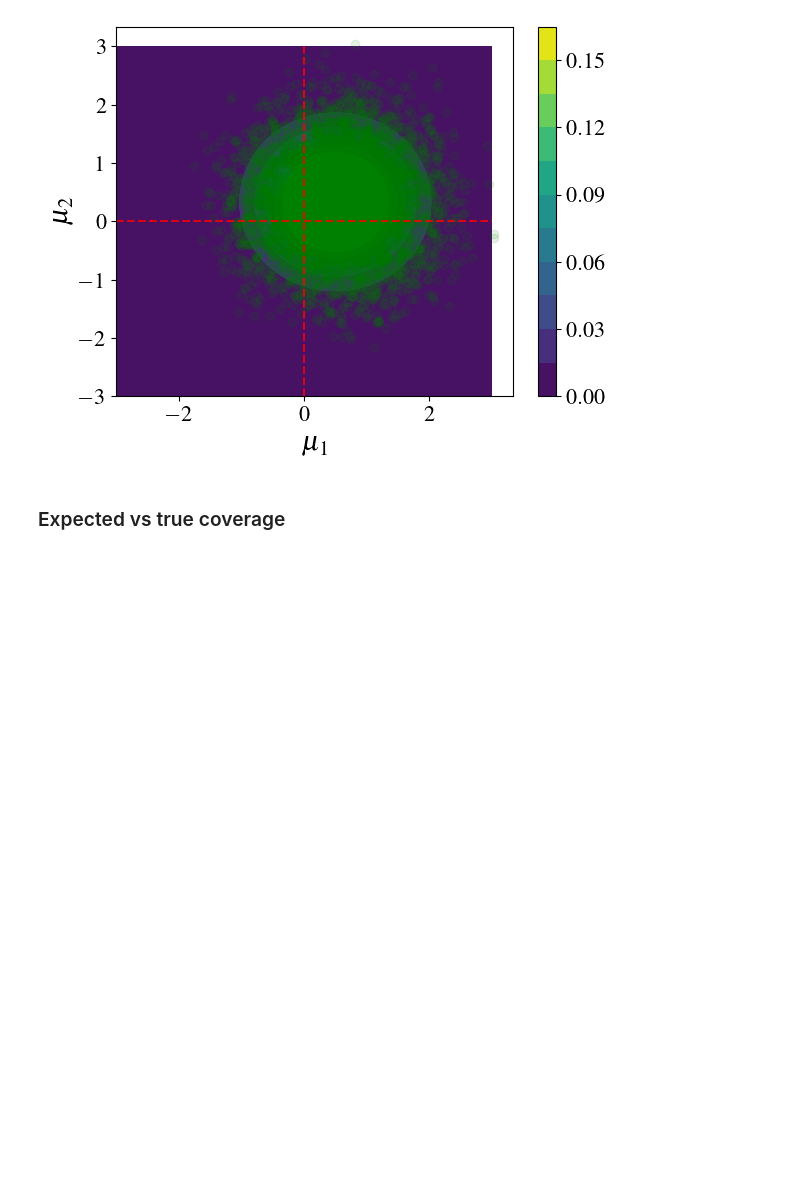
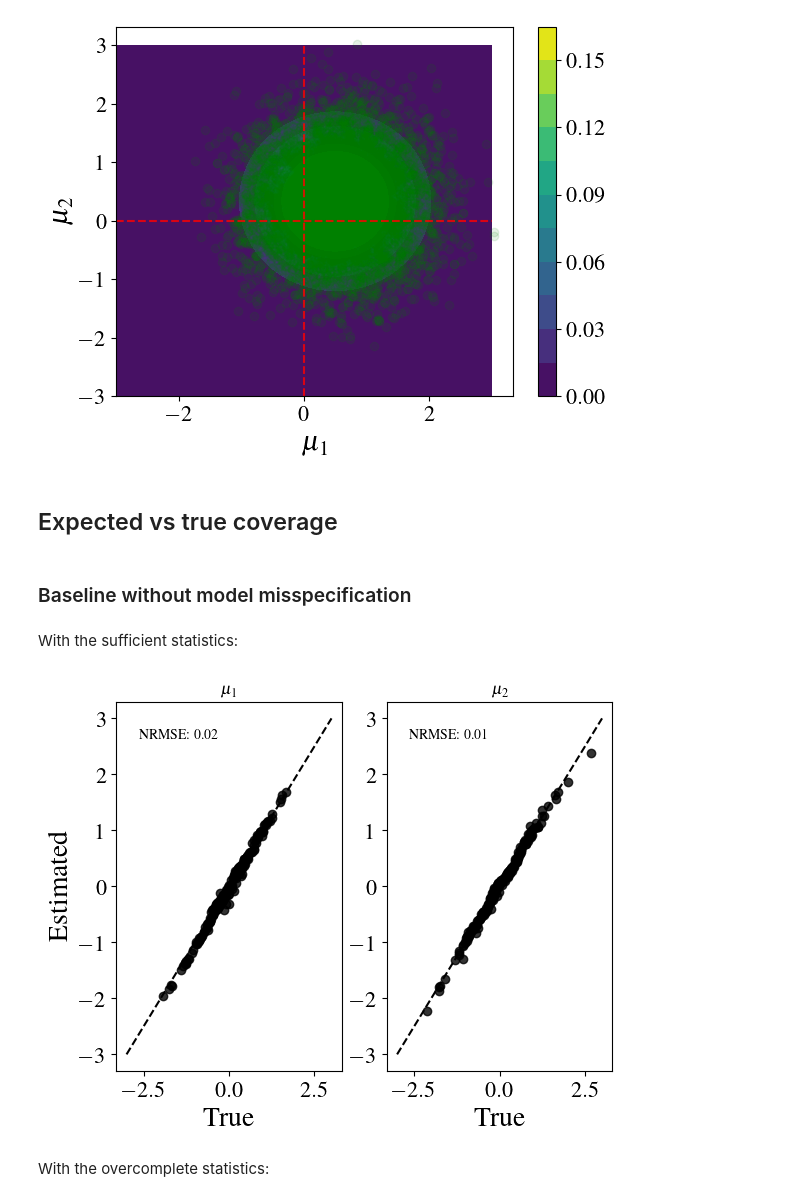
Before and after one commit to sachaguer/sbi_model_misspecification, a Jupyter notebook: gaussian.ipynb, the cells around one changed output. Saved outputs shown, nothing was run; the diff lists cells and outputs as text; code cells hidden in the pictures; blank space fills up the shorter version.

```diff
--- a/gaussian.ipynb
+++ b/gaussian.ipynb
@@ -478,4 +451,8 @@ plt.show()
 # %% [output]
 [figure]
 # %% [markdown]
-### Expected vs true coverage
+## Expected vs true coverage
+# %% [markdown]
+### Baseline without model misspecification
+# %% [markdown]
+With the sufficient statistics:
@@ -481,0 +469,42 @@ plt.show()
+# %%
+def true_vs_estimated(params_true, params_est):
+
+    plt.figure()
+
+    plt.subplot(121)
+
+    plt.scatter(params_true[:, 0], params_est[:, 0], alpha=0.8, c='k')
+    plt.plot([-3, 3], [-3, 3], 'r--', c='k')
+
+    plt.title("$\mu_1$")
+    plt.xlabel("True")
+    plt.ylabel("Estimated")
+
+    #Compute RMSE
+    rmse = jnp.sqrt(jnp.mean((params_true[:, 0] - params_est[:, 0])**2))
+    nrmse = rmse/(jnp.max(params_true[:, 0]) - jnp.min(params_true[:, 0]))
+
+    plt.text(0.1, 0.9, f"NRMSE: {nrmse:.2f}", transform=plt.gca().transAxes)
+
+
+    plt.subplot(122)
+
+    plt.scatter(params_true[:, 1], params_est[:, 1], alpha=0.8, c='k')
+    plt.plot([-3, 3], [-3, 3], 'r--', c='k')
+
+    plt.title("$\mu_2$")
+    plt.xlabel("True")
+
+    #Compute RMSE
+    rmse = jnp.sqrt(jnp.mean((params_true[:, 1] - params_est[:, 1])**2))
+    nrmse = rmse/(jnp.max(params_true[:, 1]) - jnp.min(params_true[:, 1]))
+
+    plt.text(0.1, 0.9, f"NRMSE: {nrmse:.2f}", transform=plt.gca().transAxes)
+
+    plt.show()
+# %%
+true_vs_estimated(params_true, params_est)
+# %% [output]
+[figure, added]
+# %% [markdown]
+With the overcomplete statistics:
```
Also changed, not shown: parts of 35 cells of this notebook.
